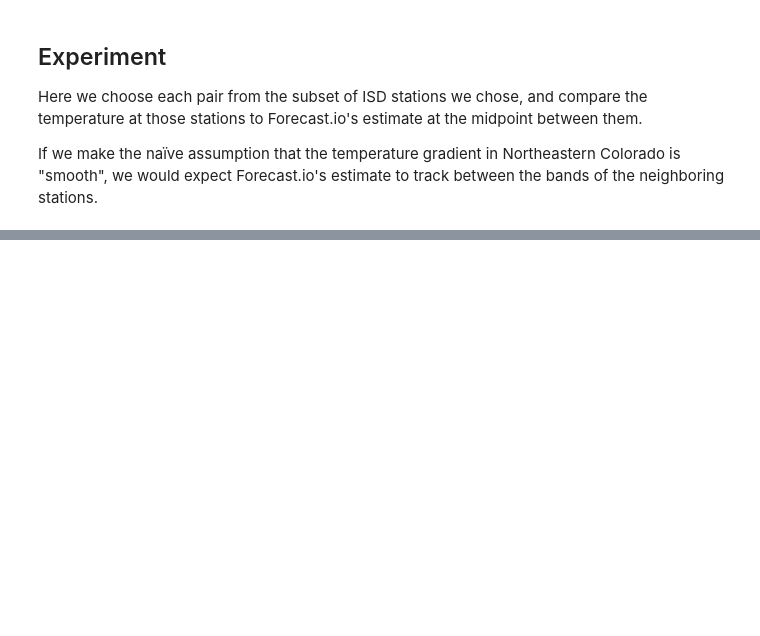
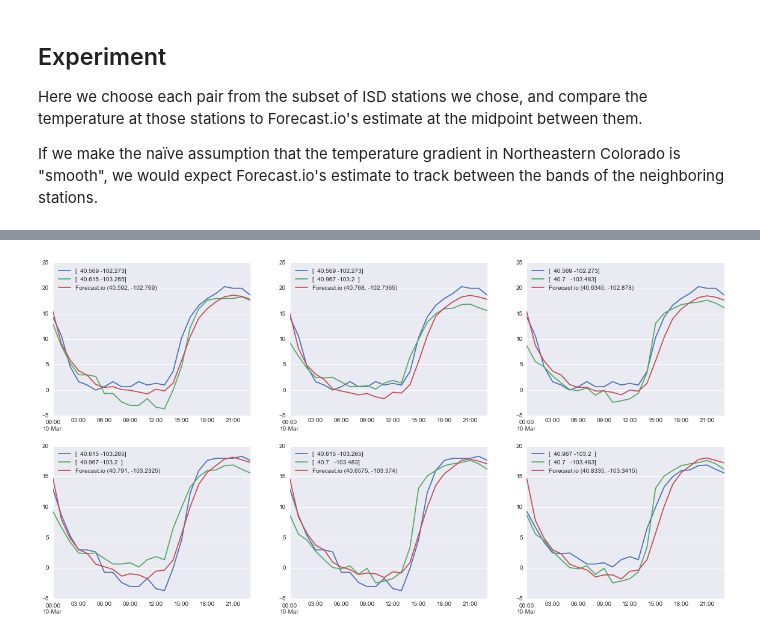
Before and after one commit to hack-c/weathergrab, a Jupyter notebook: Weather Data Demo.ipynb, the cells around one changed output, grey strips where cells are left out. Cells and saved outputs as stored; diff of their text form; code cells hidden in the pictures; blank space fills up the shorter version.

```diff
--- a/Weather Data Demo.ipynb
+++ b/Weather Data Demo.ipynb
@@ -258,0 +263,4 @@ plot_temp("March 6, 2015")
+# %%
+plot_temp("March 10, 2015")
+# %% [output]
+[figure, added]
```
Also changed, not shown: parts of 11 cells of this notebook.
